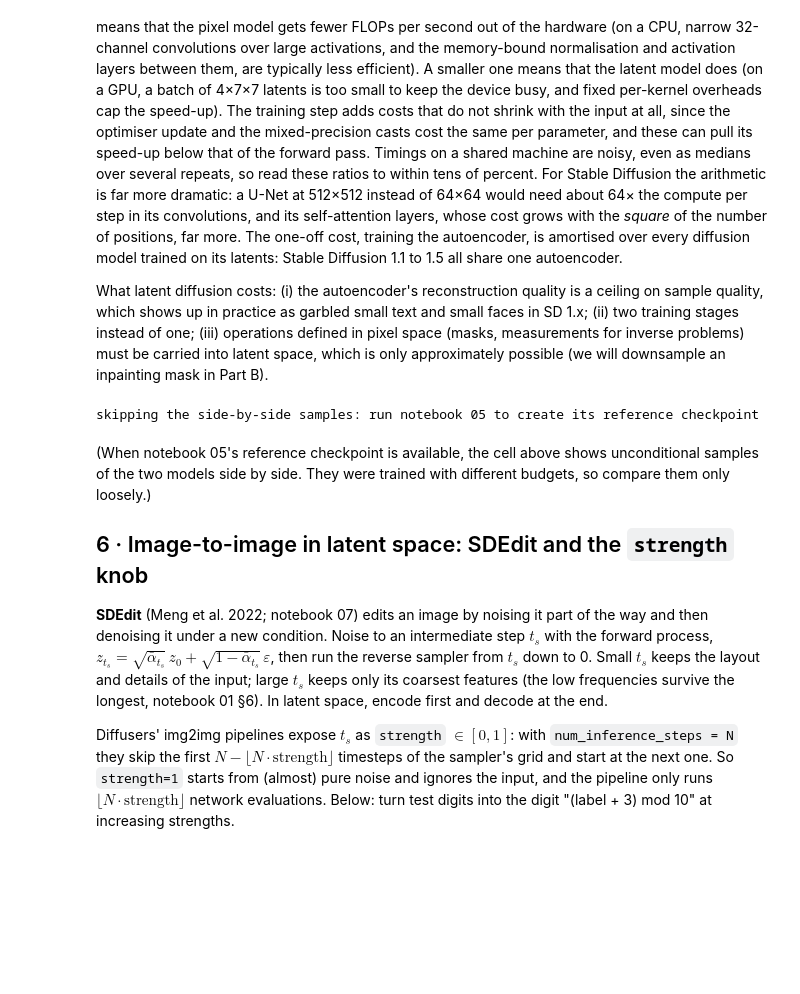
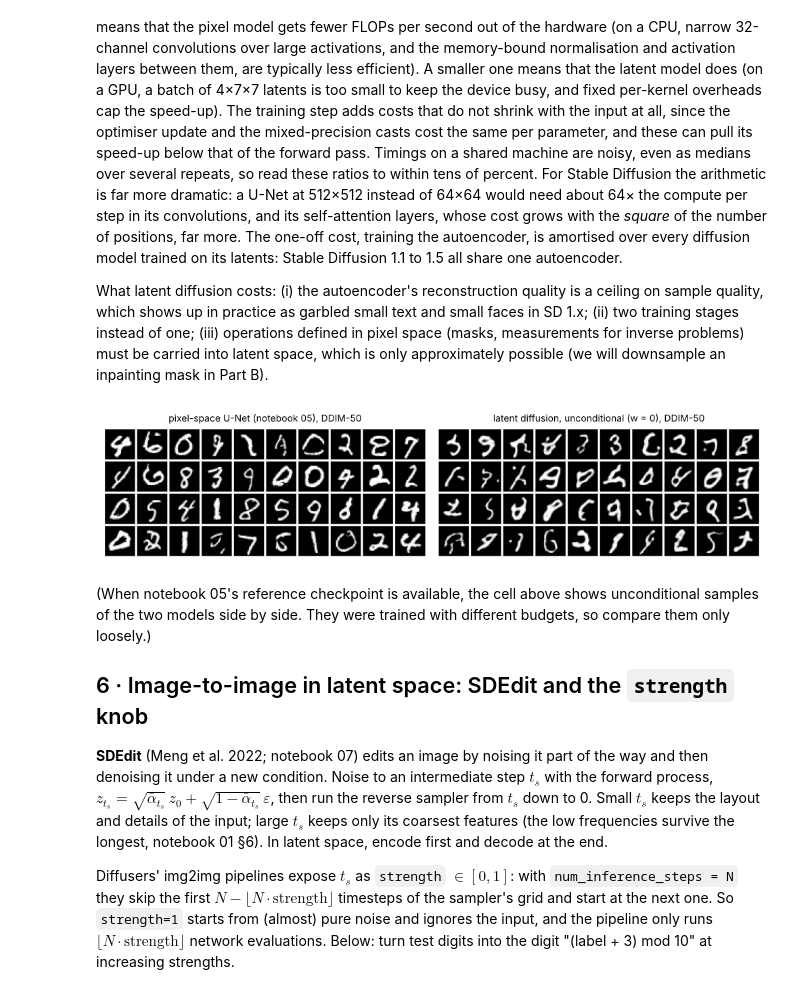
Before and after one commit to johnschwarcz/CognitiveGridworld, a Jupyter notebook: diffusion_tutorial/09_latent_and_stable_diffusion.ipynb, the cells around one changed output. Saved outputs shown, nothing was run; the diff lists cells and outputs as text; code cells hidden in the pictures; blank space fills up the shorter version.

```diff
--- a/diffusion_tutorial/09_latent_and_stable_diffusion.ipynb
+++ b/diffusion_tutorial/09_latent_and_stable_diffusion.ipynb
@@ -783,17 +786,18 @@ approximately possible (we will downsample an inpainting mask in Part B).
 # %%
 if pixel_trained:
     x_T_pix = torch.randn((40, 1, 28, 28), generator=torch.Generator().manual_seed(0)).to(device)
     x_pix = dm.ddim_sample(pixel_unet, schedule, x_T_pix.shape, n_steps=50, x_T=x_T_pix)
     fig, axes = plt.subplots(1, 2, figsize=(10, 2.6))
     dm.show_images(x_pix.cpu(), nrow=10, ax=axes[0], title="pixel-space U-Net (notebook 05), DDIM-50")
     dm.show_images(generate(torch.arange(40) % 10, guidance_scale=0.0, seed=0).cpu(), nrow=10, ax=axes[1],
                    title="latent diffusion, unconditional (w = 0), DDIM-50")
     plt.tight_layout()
     plt.show()
 else:
-    print("skipping the side-by-side samples: run notebook 05 to create its reference checkpoint")
+    print("skipping the side-by-side samples: create checkpoints/mnist_unet_uncond.pt with "
+          "`python pretrain_checkpoints.py --only uncond`")
 # %% [output]
-skipping the side-by-side samples: run notebook 05 to create its reference checkpoint
+[figure, added]
 # %% [markdown]
 (When notebook 05's reference checkpoint is available, the cell above shows unconditional samples of the two
 models side by side. They were trained with different budgets, so compare them only loosely.)
```
Also changed, not shown: parts of 13 cells of this notebook, 4 other files.
